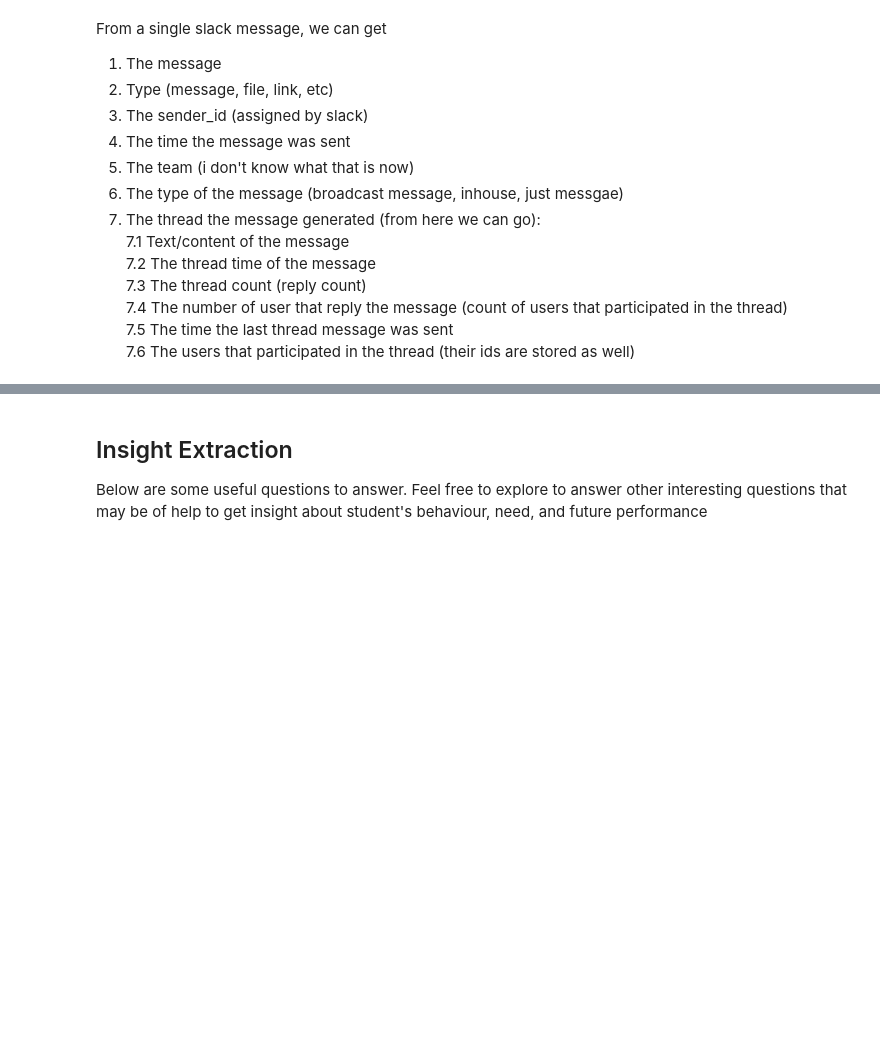
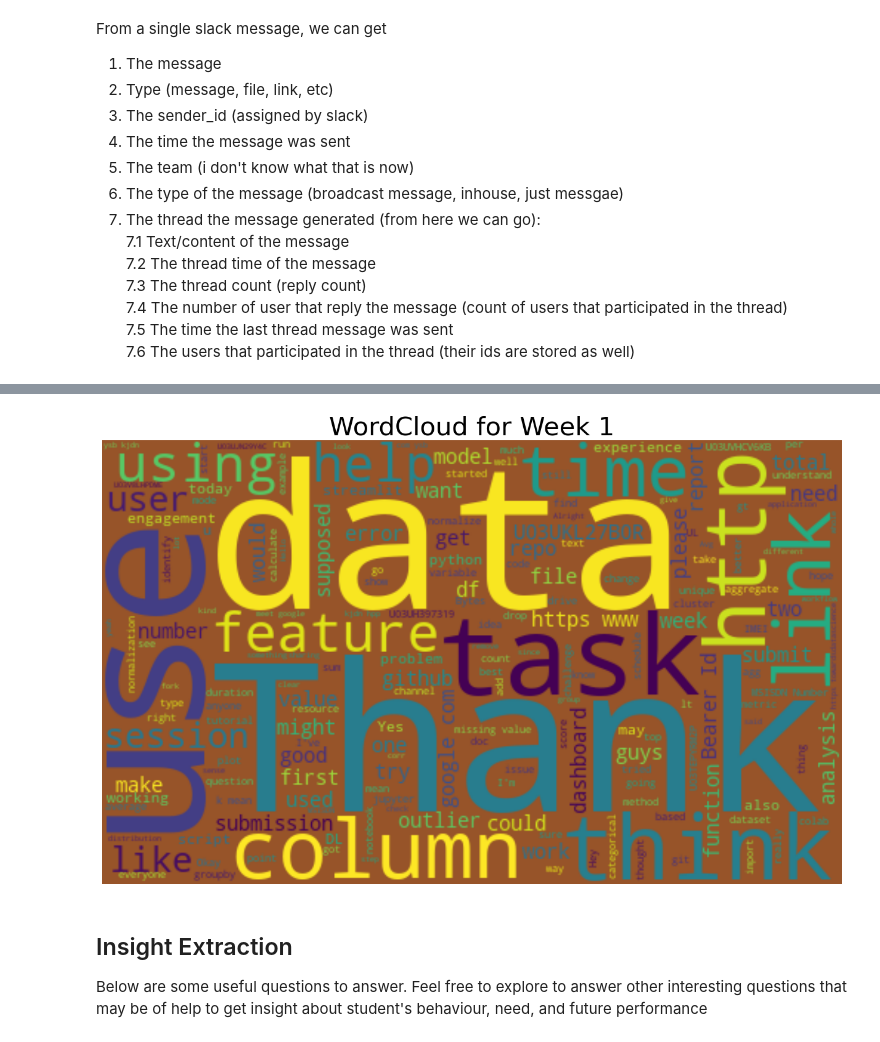
Before and after one commit to abdimussa87/week0_starter_network_analysis, a Jupyter notebook: notebooks/parse_slack_data.ipynb, the cells around one changed output, grey strips where cells are left out. Saved outputs shown, nothing was run; the diff lists cells and outputs as text; code cells hidden in the pictures; blank space fills up the shorter version.

```diff
--- a/notebooks/parse_slack_data.ipynb
+++ b/notebooks/parse_slack_data.ipynb
@@ -104,3 +149,7 @@ def draw_user_reaction(data, channel='General'):
+# %%
+draw_wordcloud(week1_df['msg_content'], 'Week 1')
+# %% [output]
+[figure, added]
 # %% [markdown]
 ## Insight Extraction
 
```
Also changed, not shown: parts of 13 cells of this notebook.
